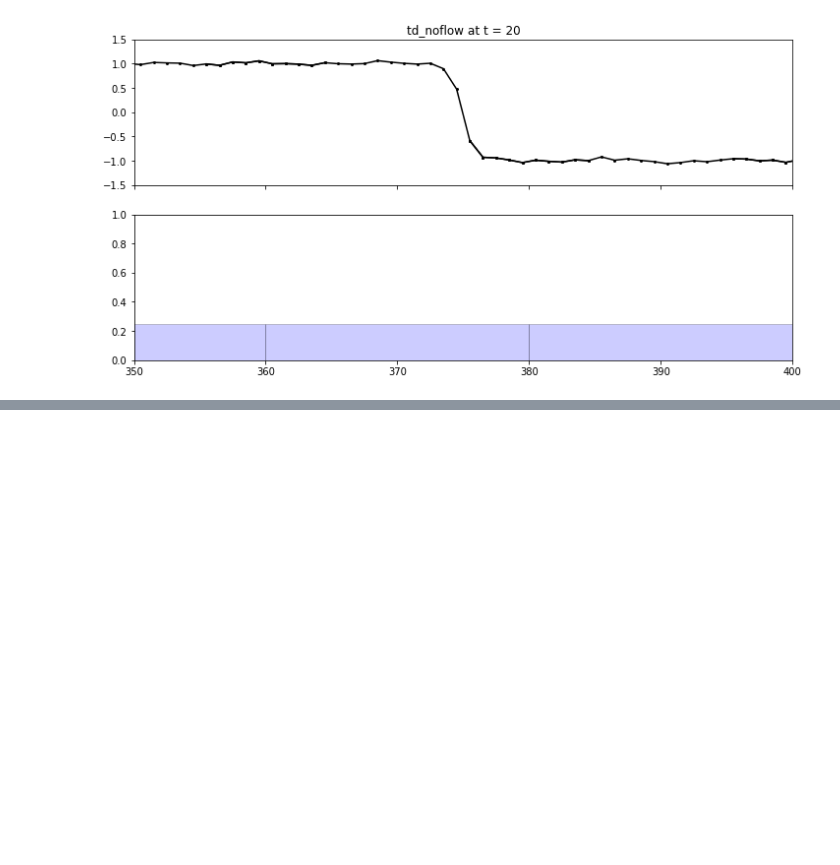
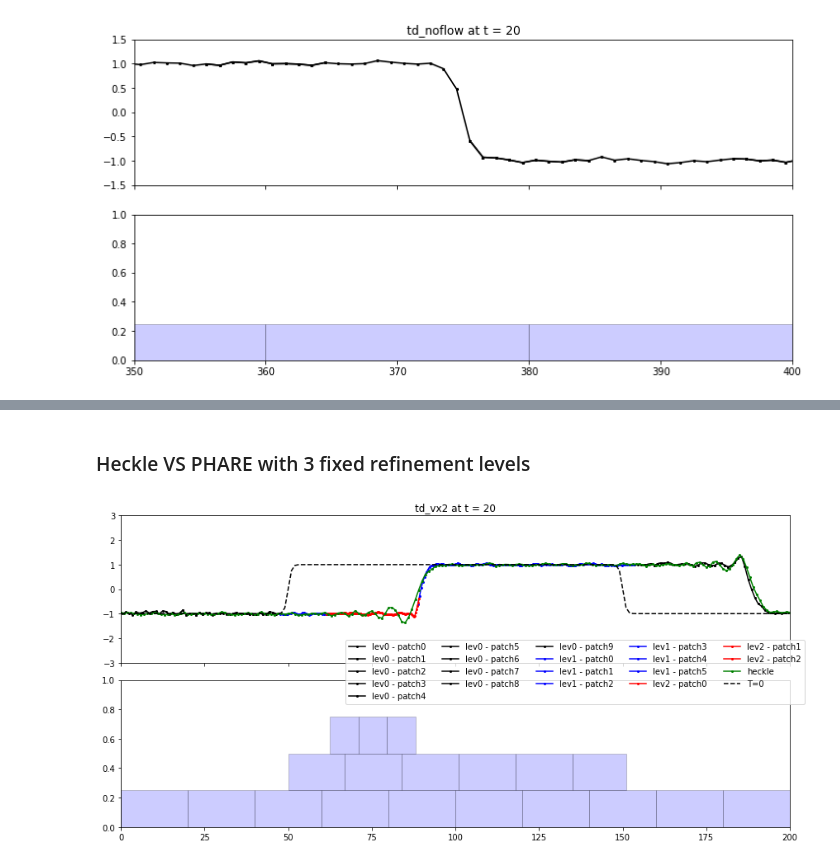
Before and after one commit to rochSmets/farBook, a Jupyter notebook: pharebook.ipynb, the cells around one changed output, grey strips where cells are left out. Cells and saved outputs as stored; diff of their text form; code cells hidden in the pictures; blank space fills up the shorter version.

```diff
--- a/pharebook.ipynb
+++ b/pharebook.ipynb
@@ -584,0 +610,10 @@ plt.plot(a)
+# %% [markdown]
+### Heckle VS PHARE with 3 fixed refinement levels
+# %%
+fig,ax1,ax2 = plot_job("td_vx2", 20, "By", ylim=(-3,3),xlim=(0,200))
+ax1.plot(x, B20[:,1], label = "heckle", marker="o", markersize=2, color="g")
+ax1.plot(x, B0[:,1], label = "T=0",  color="k", ls="--")
+fig.legend(ncol=5,loc="center right")
+fig.tight_layout()
+# %% [output]
+[figure, added]
```
Also changed, not shown: parts of 17 cells of this notebook.
